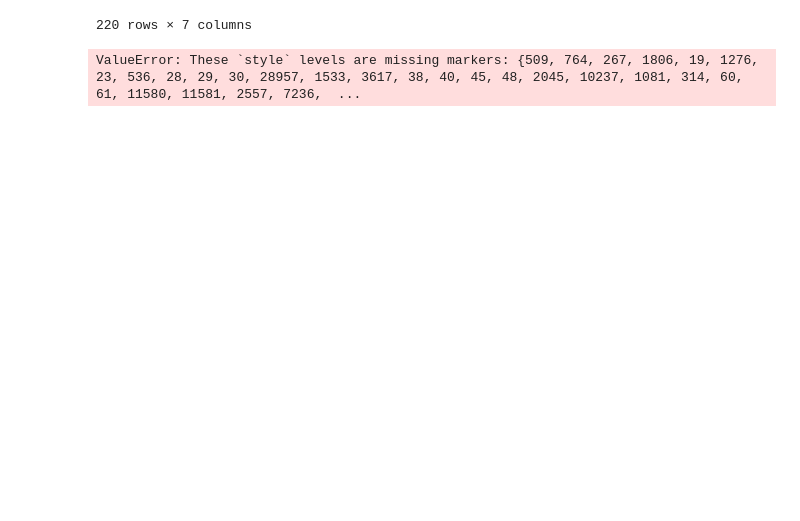
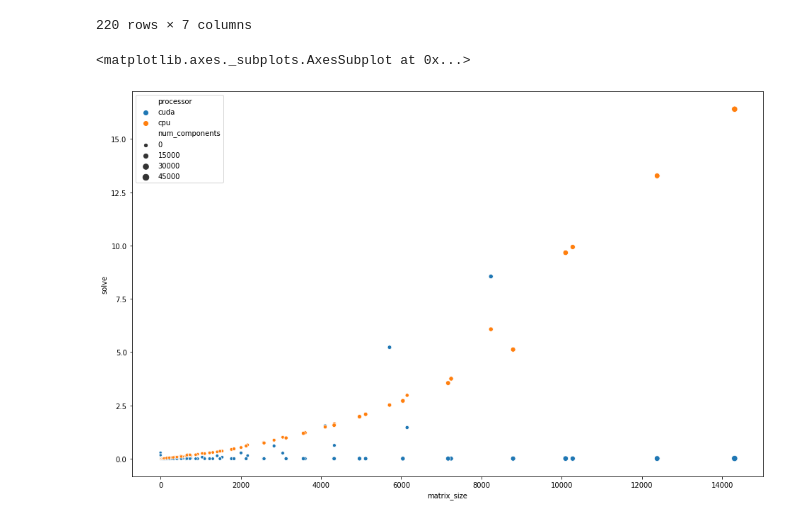
Before and after one commit to pnadon/modified-nodal-analysis, a Jupyter notebook: mna_report.ipynb, the cells around one changed output. Drawn from its saved outputs; the diff is of its cells as text; code cells hidden in the pictures; blank space fills up the shorter version.

```diff
--- a/mna_report.ipynb
+++ b/mna_report.ipynb
@@ -17,6 +17,7 @@ import matplotlib.pyplot as plt
 plt.rcParams['figure.figsize'] = [16,10]
 # %%
 df = pd.read_csv("stats.csv")
+df = df.dropna()
 df
 # %% [output]
 |  | fname | matrix_size | num_components | processor | total | transfer | solve |
@@ -33,6 +34,7 @@ df
 | 219 | rand_data/rand_size-024_density-0... | 14311 | 40956 | cpu | 16.420432 | 0.024515 | 16.395917 |
 220 rows × 7 columns
 # %%
-sns.scatterplot(x="matrix_size", y="solve", hue="processor", style="num_components", data=df)
+sns.scatterplot(x="matrix_size", y="solve", hue="processor", size="num_components", data=df)
 # %% [output]
-ValueError: These `style` levels are missing markers: {509, 764, 267, 1806, 19, 1276, 23, 536, 28, 29, 30, 28957, 1533, 3617, 38, 40, 45, 48, 2045, 10237, 1081, 314, 60, 61, 11580, 11581, 2557, 7236,  ...
+<matplotlib.axes._subplots.AxesSubplot at 0x...>
+[figure, added]
```
Also changed, not shown: 2 other files.
